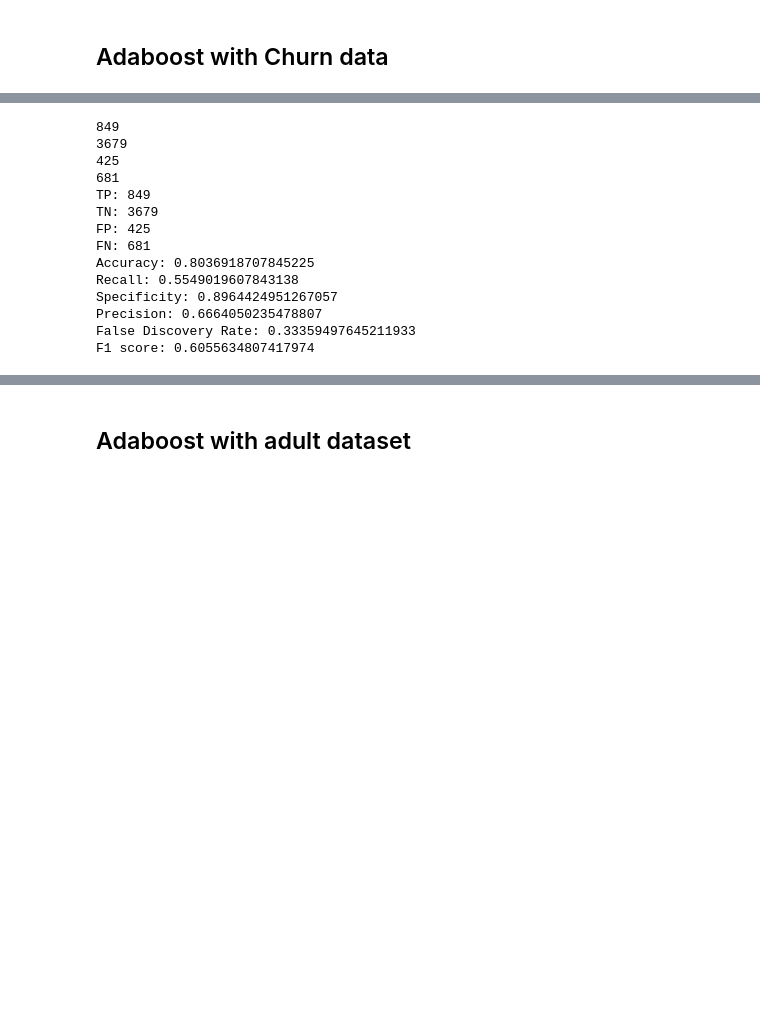
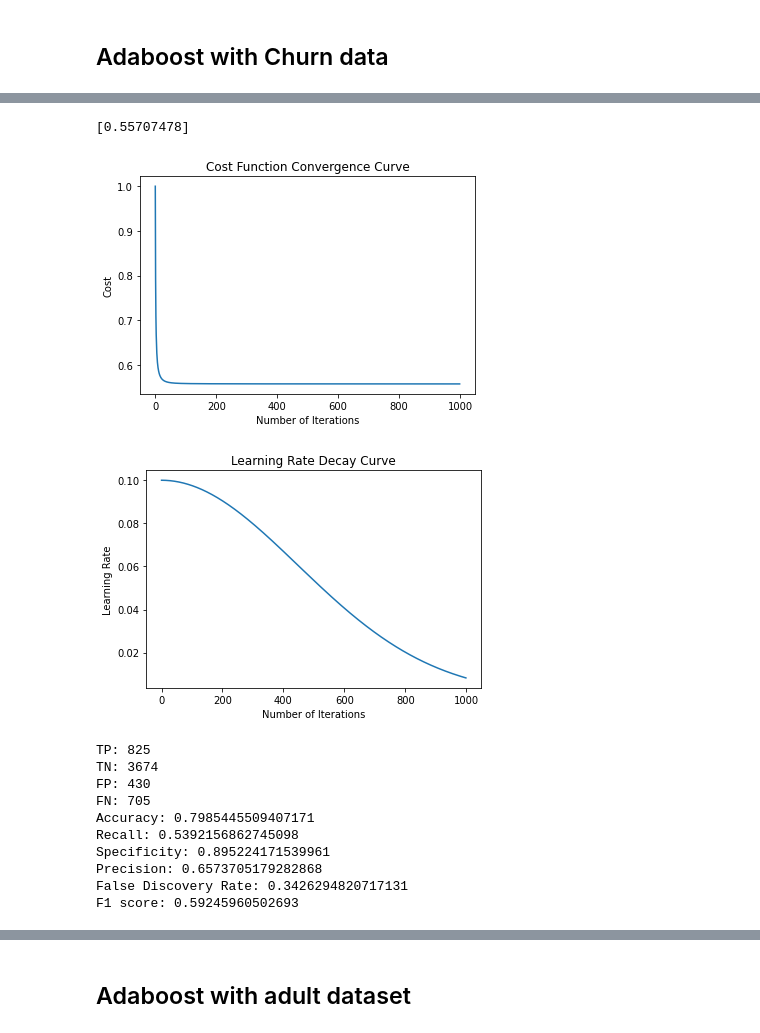
Before and after one commit to AJAkil/ML-Sessional, a Jupyter notebook: Assignment-1/exp.ipynb, the cells around one changed output, grey strips where cells are left out. Cells and saved outputs as stored; diff of their text form; code cells hidden in the pictures; blank space fills up the shorter version.

```diff
--- a/Assignment-1/exp.ipynb
+++ b/Assignment-1/exp.ipynb
@@ -1454,17 +1593,18 @@ class MetricCalculator:
 
     def calculate_all_metric(self):
         self.calculate_cf_matrix_fields()
+
+        print(f'TP: {self.TP}')
+        print(f'TN: {self.TN}')
+        print(f'FP: {self.FP}')
+        print(f'FN: {self.FN}')
+
         self.calculate_accuracy()
         self.calculate_recall()
         self.calculate_specificity()
         self.calculate_precision()
         self.calculate_false_discovery_rate()
         self.calculate_f1_score()
-
-        print(f'TP: {self.TP}')
-        print(f'TN: {self.TN}')
-        print(f'FP: {self.FP}')
-        print(f'FN: {self.FN}')
 
         print(f'Accuracy: {self.calculate_accuracy()}')
         print(f'Recall: {self.calculate_recall()}')
@@ -1476,19 +1616,32 @@ class MetricCalculator:
 
 
     def calculate_accuracy(self):
-        return (self.TP + self.TN) / (self.TP + self.TN + self.FP + self.FN)
+        if self.TP + self.TN + self.FP + self.FN != 0:
+            return (self.TP + self.TN) / (self.TP + self.TN + self.FP + self.FN)
+
+        return '0 ( division by zero error )'
 
     def calculate_precision(self):
-        return self.TP / (self.TP + self.FP)
+        if self.TP + self.FP != 0:
+            return self.TP / (self.TP + self.FP)
+        return '0 ( division by zero error )'
 
     def calculate_recall(self):
-        return self.TP / (self.TP + self.FN)
+        if self.TP + self.FN != 0:
+            return self.TP / (self.TP + self.FN)
+        return '0 ( division by zero error )'
 
     def calculate_specificity(self):
-        return self.TN / (self.TN + self.FP)
+        if self.TN + self.FP != 0:
+            return self.TN / (self.TN + self.FP)
+        return '0 ( division by zero error )'
 
     def calculate_false_discovery_rate(self):
-        return self.FP / (self.FP + self.TP)
+        if self.FP + self.TP != 0:
+            return self.FP / (self.FP + self.TP)
+        return '0 ( division by zero error )'
 
     def calculate_f1_score(self):
-        return (2*self.TP) / (2*self.TP + self.FP + self.FN)
+        if 2*self.TP + self.FP + self.FN != 0:
+            return (2*self.TP) / (2*self.TP + self.FP + self.FN)
+        return '0 ( division by zero error )'
@@ -2291,22 +2496,21 @@ F1 score: 0.5911179173047473
 # %%
-lgr = LogisticRegression(0.05, 1000, 0.2, 0, 5e-6)
+lgr = LogisticRegression(learning_rate=0.1, max_iter=1000, test_size=0.2, early_stop_error=0, decay=5e-6)
 lgr.split_dataset(df, 'Churn')
-lgr.fit(is_constant_lr=True, no_curve=True, calculate_metric_on_train=True)
+lgr.fit(is_constant_lr=False, no_curve=False, calculate_metric_on_train=True)
 # %% [output]
-849
-3679
-425
-681
-TP: 849
-TN: 3679
-FP: 425
-FN: 681
-Accuracy: 0.8036918707845225
-Recall: 0.5549019607843138
-Specificity: 0.8964424951267057
-Precision: 0.6664050235478807
-False Discovery Rate: 0.33359497645211933
-F1 score: 0.6055634807417974
+[0.55707478]
+[figure, added]
+[figure, added]
+TP: 825
+TN: 3674
+FP: 430
+FN: 705
+Accuracy: 0.7985445509407171
+Recall: 0.5392156862745098
+Specificity: 0.895224171539961
+Precision: 0.6573705179282868
+False Discovery Rate: 0.3426294820717131
+F1 score: 0.59245960502693
 # %%
 lgr.generate_metric()
 # %% [output]
```
Also changed, not shown: parts of 49 cells of this notebook, 2 other files.
